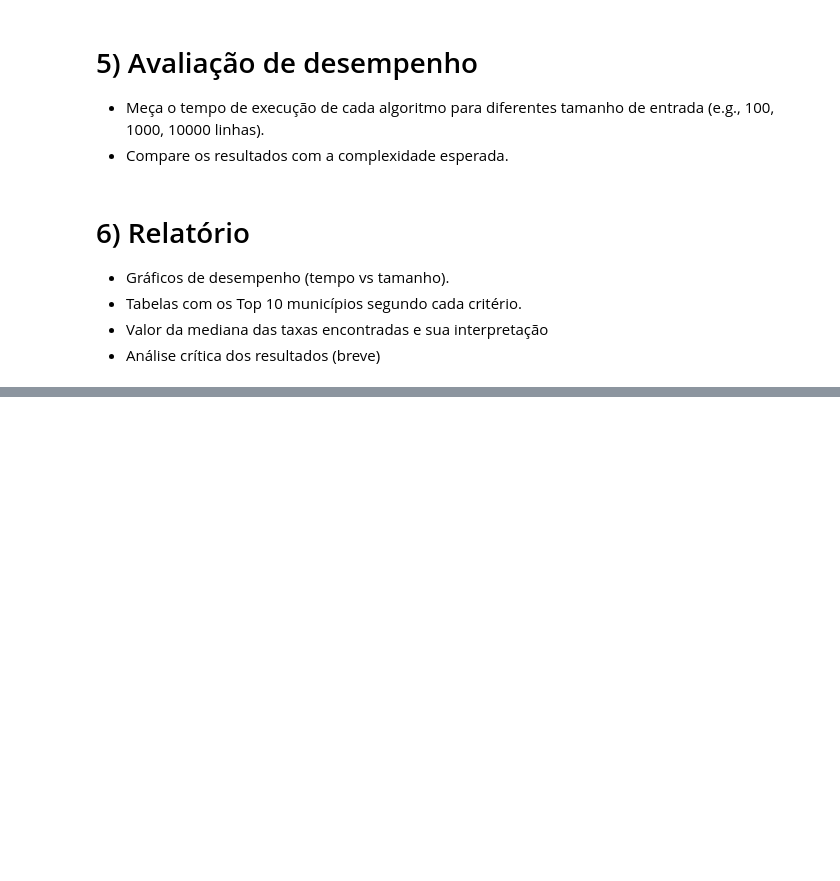
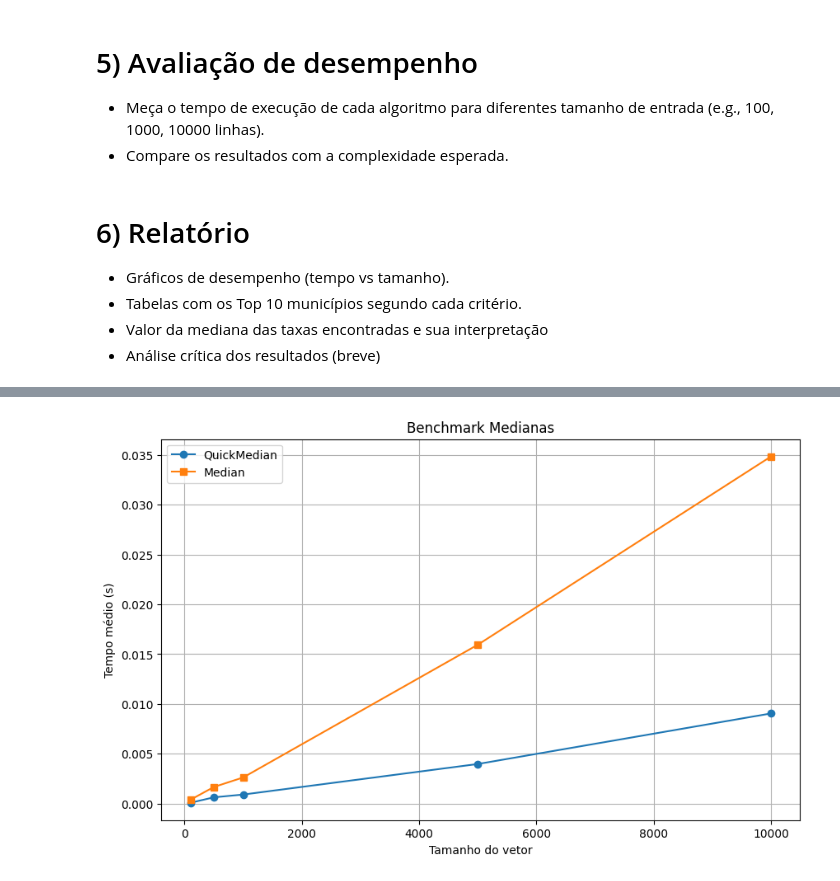
Before and after one commit to stepsbtw/Algoritmos, a Jupyter notebook: algorithms_assignment_1.ipynb, the cells around one changed output, grey strips where cells are left out. Drawn from its saved outputs; the diff is of its cells as text; code cells hidden in the pictures; blank space fills up the shorter version.

```diff
--- a/algorithms_assignment_1.ipynb
+++ b/algorithms_assignment_1.ipynb
@@ -479,8 +551,8 @@ Compare o desempenho do Quickselect com a abordagem tradicional
 de ordenar e acessar o elemento central.
 # %%
 def median(v):
-  v = sorted(v)
-  #mergesort(v)
+  #v = sorted(v)
+  mergesort(v)
   n = len(v)
   if n%2 == 1:
     return v[n//2]
@@ -509,7 +591,7 @@ Ordenar a lista usando, por exemplo o TimSort, acaba sendo O(nlogn).
 
 Com o Quickselect, a complexidade é basicamente só o partition. No melhor caso (dividindo sempre ao meio) encontra a mediana em O(logn), no pior caso (diminuir somente em um a lista) é O(n).
 # %%
-v = list(df_full_clean["last_available_confirmed_per_100k_inhabitants"])
+v = list(df_test["last_available_confirmed_per_100k_inhabitants"])
 
 start = time.time()
 median(v.copy())
@@ -521,7 +603,7 @@ quickmedian(v.copy())
 end = time.time()
 print(f"Quickmedian: {end-start}")
 
-v = list(df_full_clean["last_available_death_rate"])
+v = list(df_test["last_available_death_rate"])
 
 start = time.time()
 median(v.copy())
@@ -549,0 +692,39 @@ Quickmedian: 31.678667068481445
+# %%
+def benchmark_medians(sizes, repeats=3):
+    times_quick = []
+    times_numpy = []
+
+    for n in sizes:
+        t = 0
+        for _ in range(repeats):
+            v = [random.random() for _ in range(n)]
+            start = time.time()
+            quickmedian(v.copy())
+            end = time.time()
+            t += end - start
+        times_quick.append(t / repeats)
+
+        t = 0
+        for _ in range(repeats):
+            v = [random.random() for _ in range(n)]
+            start = time.time()
+            median(v)
+            end = time.time()
+            t += end - start
+        times_numpy.append(t / repeats)
+
+    # Plot
+    plt.figure(figsize=(10, 6))
+    plt.plot(sizes, times_quick, label='QuickMedian', marker='o')
+    plt.plot(sizes, times_numpy, label='Median', marker='s')
+    plt.xlabel('Tamanho do vetor')
+    plt.ylabel('Tempo médio (s)')
+    plt.title('Benchmark Medianas')
+    plt.legend()
+    plt.grid(True)
+    plt.show()
+
+# Exemplo de chamada
+benchmark_medians(sizes=[100, 500, 1000, 5000, 10000], repeats=3)
+# %% [output]
+[figure, added]
```
Also changed, not shown: parts of 12 cells of this notebook.
